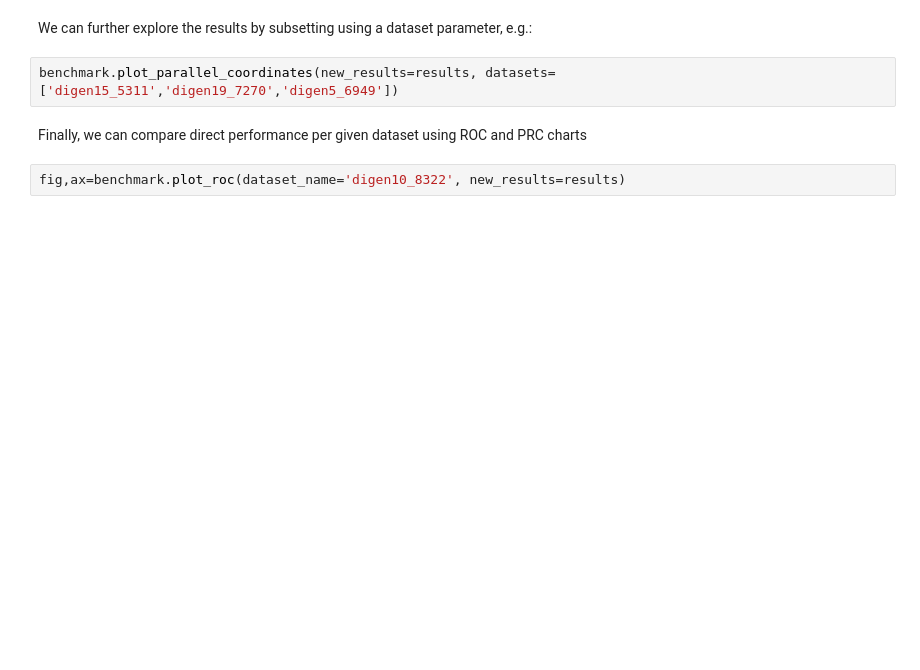
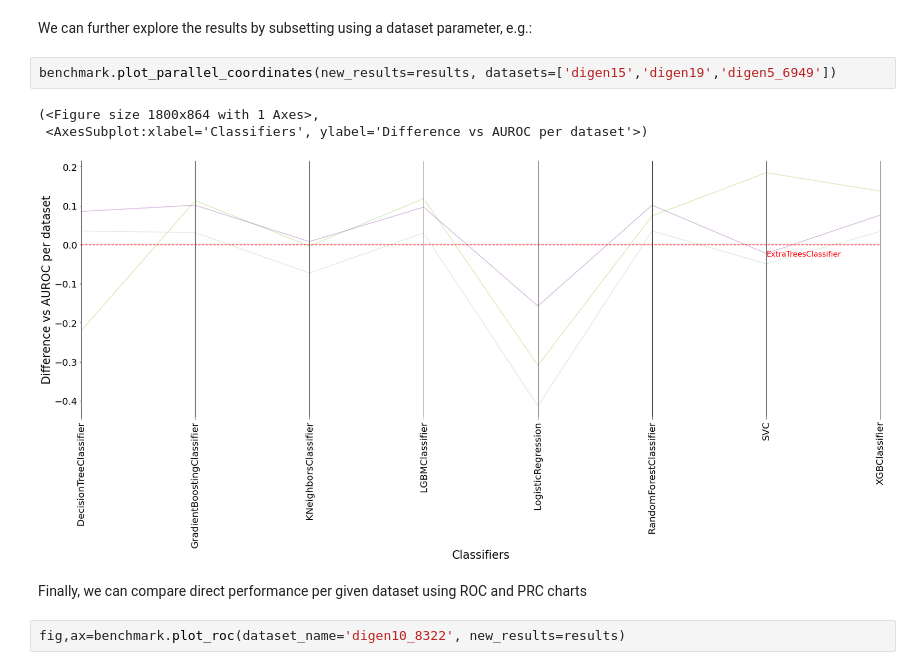
Before and after one commit to EpistasisLab/digen, a Jupyter notebook: DIGEN Tutorial.ipynb, the cells around one changed output. Cells and saved outputs as stored; diff of their text form; blank space fills up the shorter version.

```diff
--- a/DIGEN Tutorial.ipynb
+++ b/DIGEN Tutorial.ipynb
@@ -317,7 +232,11 @@ benchmark.plot_parallel_coordinates(new_results=results)
 # %% [markdown]
 We can further explore the results by subsetting using a dataset parameter, e.g.:
 # %%
-benchmark.plot_parallel_coordinates(new_results=results, datasets=['digen15_5311','digen19_7270','digen5_6949'])
+benchmark.plot_parallel_coordinates(new_results=results, datasets=['digen15','digen19','digen5_6949'])
+# %% [output]
+(<Figure size 1800x864 with 1 Axes>,
+ <AxesSubplot:xlabel='Classifiers', ylabel='Difference vs AUROC per dataset'>)
+[figure, added]
 # %% [markdown]
 Finally, we can compare direct performance per given dataset using ROC and PRC charts
 # %%
```
Also changed, not shown: parts of 32 cells of this notebook, 5 other files.
